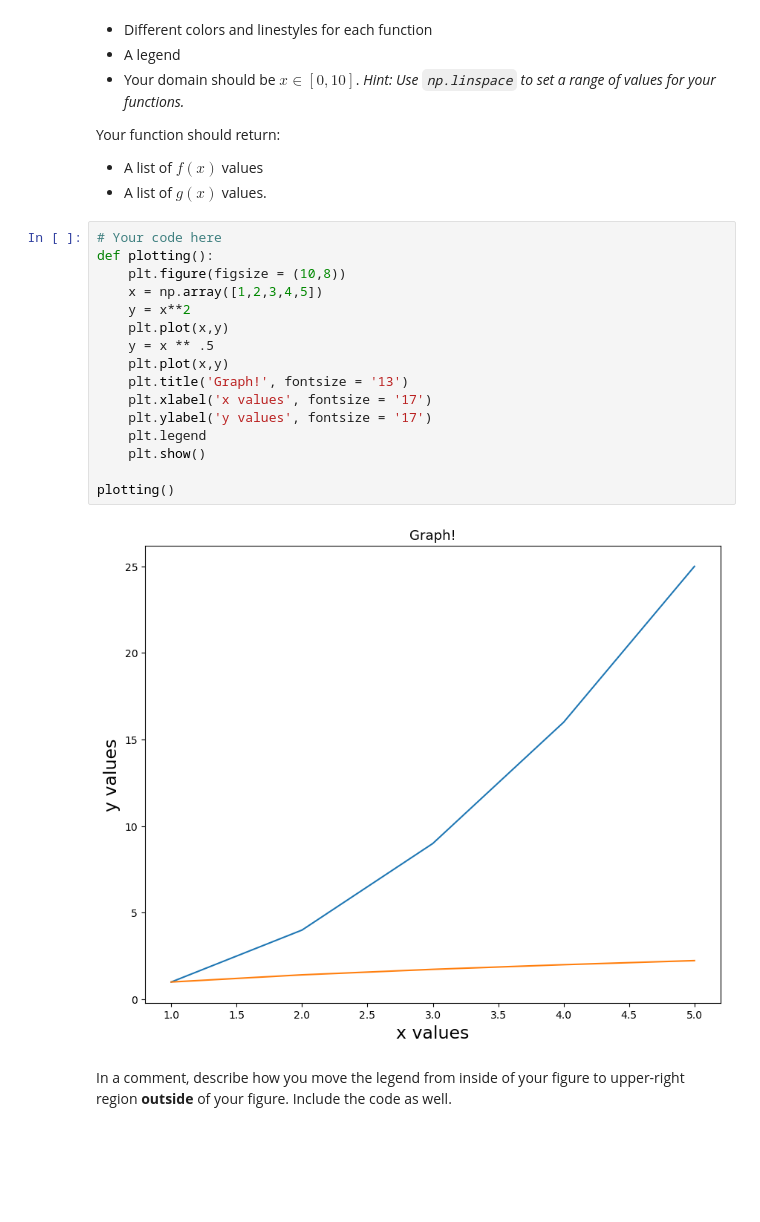
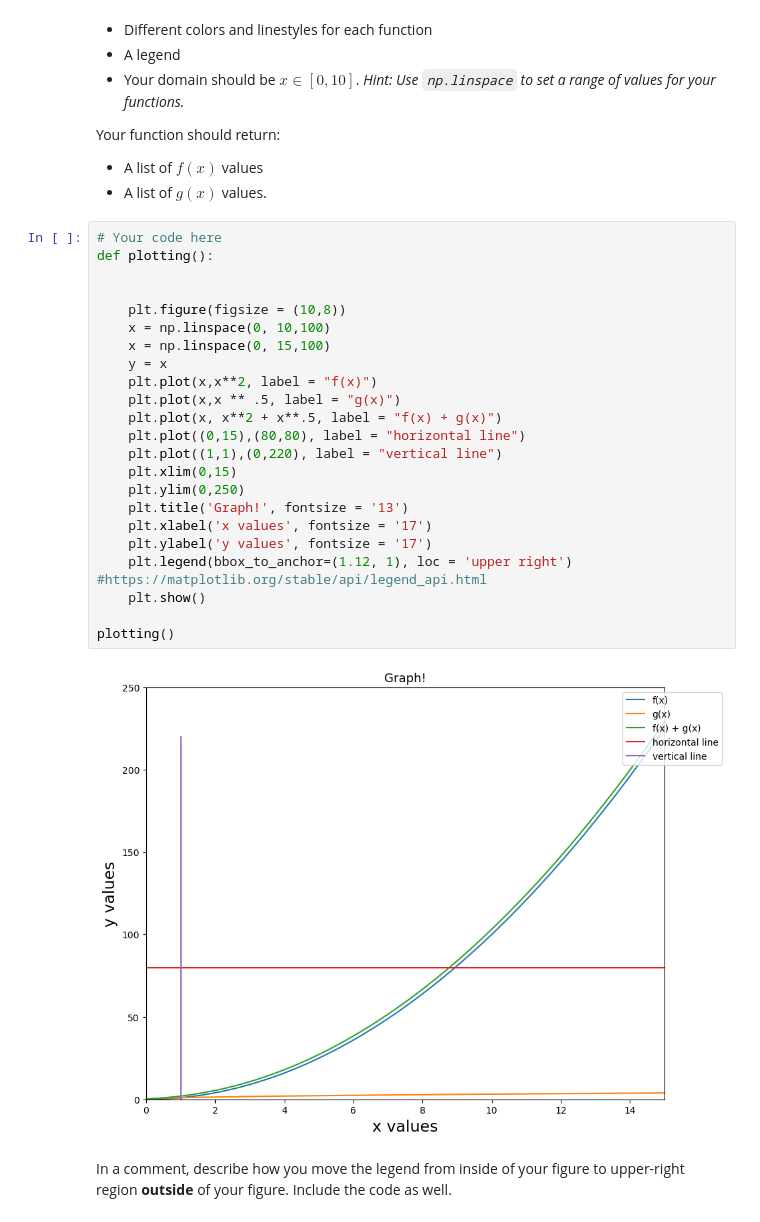
Before and after one commit to KanishkSK/ulab_kanishk, a Jupyter notebook: homework9/hw9.ipynb, the cells around one changed output. Drawn from its saved outputs; the diff is of its cells as text; blank space fills up the shorter version.

```diff
--- a/homework9/hw9.ipynb
+++ b/homework9/hw9.ipynb
@@ -105,21 +96,28 @@ Your function should return:
 # %%
 # Your code here
 def plotting():
+
+
     plt.figure(figsize = (10,8))
-    x = np.array([1,2,3,4,5])
-    y = x**2
-    plt.plot(x,y)
-    y = x ** .5
-    plt.plot(x,y)
+    x = np.linspace(0, 10,100)
+    x = np.linspace(0, 15,100)
+    y = x
+    plt.plot(x,x**2, label = "f(x)")
+    plt.plot(x,x ** .5, label = "g(x)")
+    plt.plot(x, x**2 + x**.5, label = "f(x) + g(x)")
+    plt.plot((0,15),(80,80), label = "horizontal line")
+    plt.plot((1,1),(0,220), label = "vertical line")
+    plt.xlim(0,15)
+    plt.ylim(0,250)
     plt.title('Graph!', fontsize = '13')
     plt.xlabel('x values', fontsize = '17')
     plt.ylabel('y values', fontsize = '17')
-    plt.legend
+    plt.legend(bbox_to_anchor=(1.12, 1), loc = 'upper right') #https://matplotlib.org/stable/api/legend_api.html
     plt.show()
 
 plotting()
 # %% [output]
-[figure, old version]
+[figure, new version]
 # %% [markdown]
 In a comment, describe how you move the legend from inside of your figure to upper-right region **outside** of your figure. Include the code as well.
 # %%
```
Also changed, not shown: parts of 20 cells of this notebook, 3 other files.
